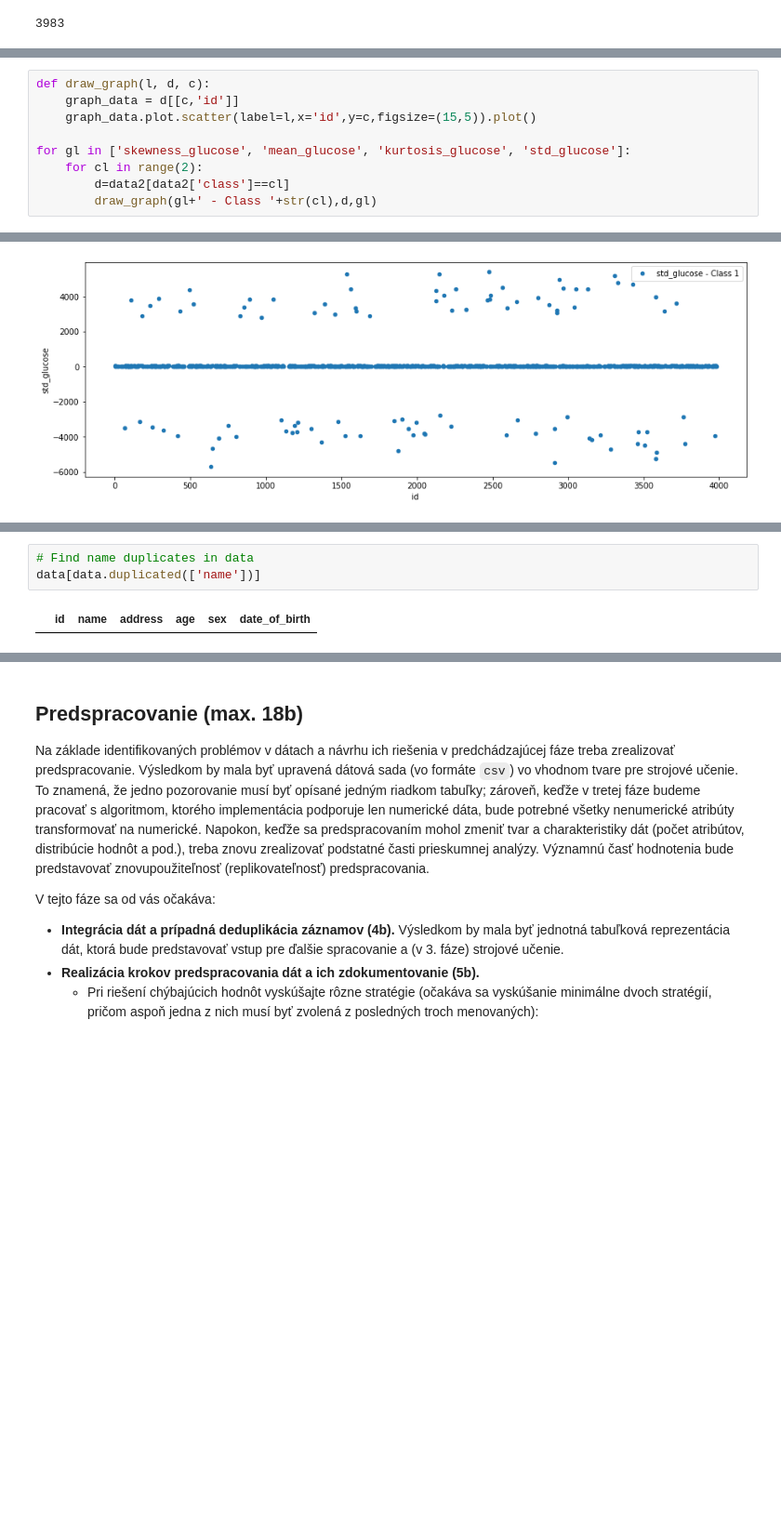
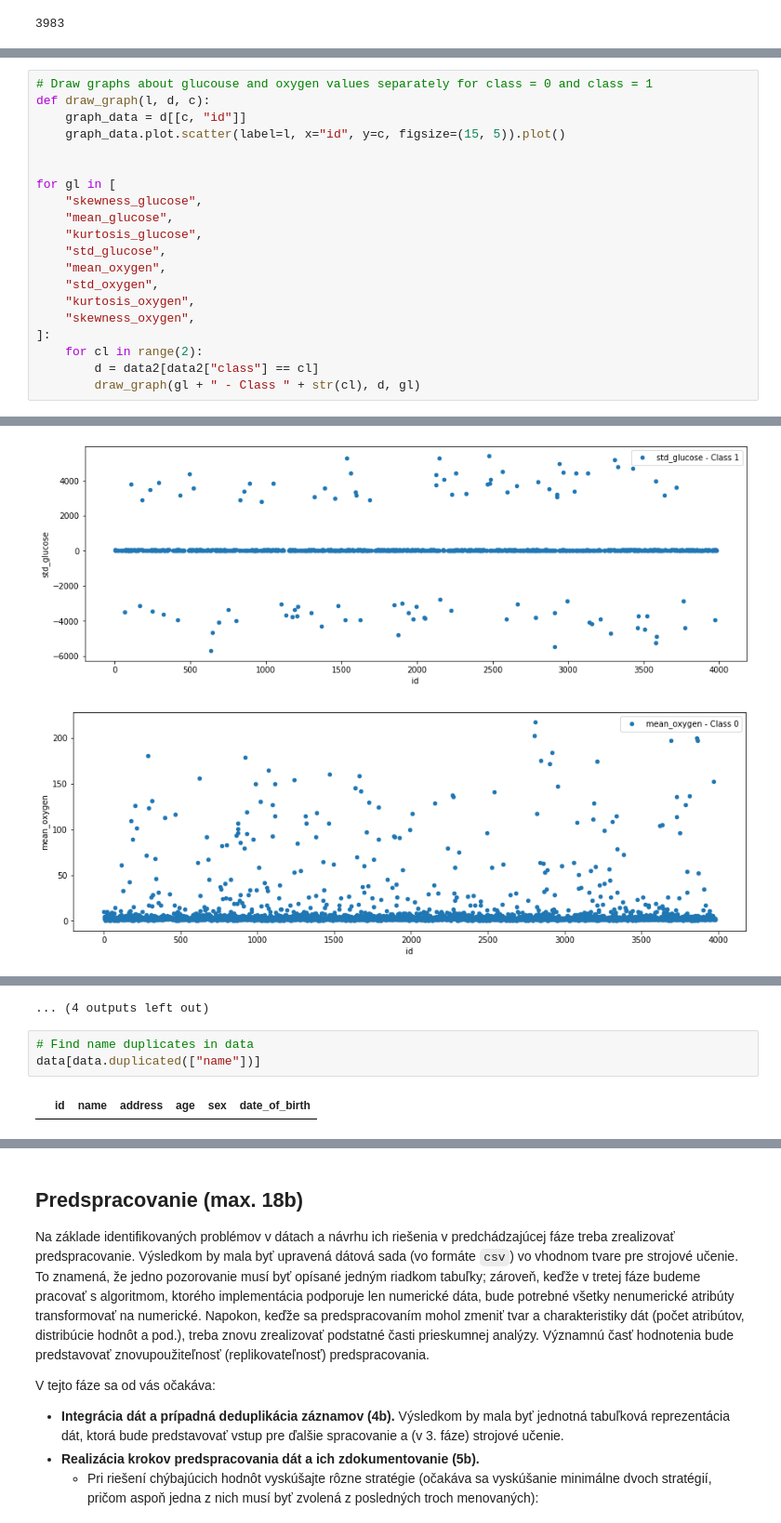
Before and after one commit to gyurix/IAU, a Jupyter notebook: iau.ipynb, the cells around one changed output, grey strips where cells are left out. Shown at 93% size. Saved outputs shown, nothing was run; the diff lists cells and outputs as text; blank space fills up the shorter version.

```diff
--- a/iau.ipynb
+++ b/iau.ipynb
@@ -247,18 +313,30 @@ print_col_values(data2)
 # %%
+# Draw graphs about glucouse and oxygen values separately for class = 0 and class = 1
 def draw_graph(l, d, c):
-    graph_data = d[[c,'id']]
-    graph_data.plot.scatter(label=l,x='id',y=c,figsize=(15,5)).plot()
+    graph_data = d[[c, "id"]]
+    graph_data.plot.scatter(label=l, x="id", y=c, figsize=(15, 5)).plot()
 
-for gl in ['skewness_glucose', 'mean_glucose', 'kurtosis_glucose', 'std_glucose']:
+
+for gl in [
+    "skewness_glucose",
+    "mean_glucose",
+    "kurtosis_glucose",
+    "std_glucose",
+    "mean_oxygen",
+    "std_oxygen",
+    "kurtosis_oxygen",
+    "skewness_oxygen",
+]:
     for cl in range(2):
-        d=data2[data2['class']==cl]
-        draw_graph(gl+' - Class '+str(cl),d,gl)
+        d = data2[data2["class"] == cl]
+        draw_graph(gl + " - Class " + str(cl), d, gl)
 # %% [output]
 [figure]
 [figure]
 [figure]
 [figure]
 [figure]
 [figure]
 [figure]
 [figure]
+[figure, added]
@@ -265,6 +346,7 @@ for gl in ['skewness_glucose', 'mean_glucose', 'kurtosis_glucose', 'std_glucose'
+... (4 outputs left out)
 # %%
 # Find name duplicates in data
-data[data.duplicated(['name'])]
+data[data.duplicated(["name"])]
 # %% [output]
 |  | id | name | address | age | sex | date_of_birth |
 # %%
```
Also changed, not shown: parts of 33 cells of this notebook.
